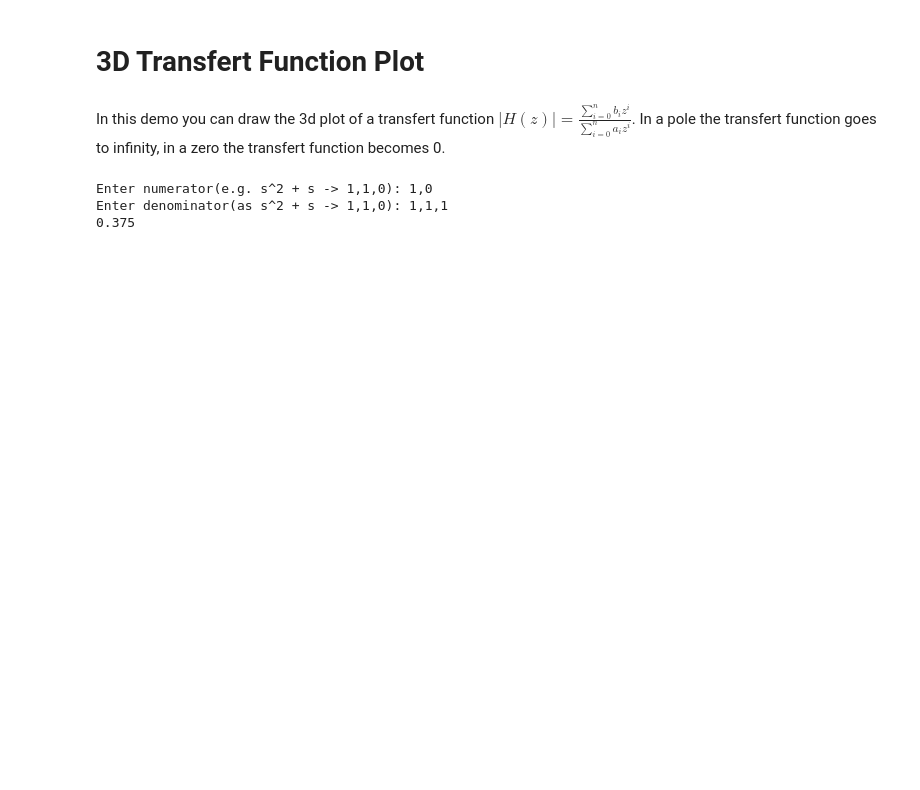
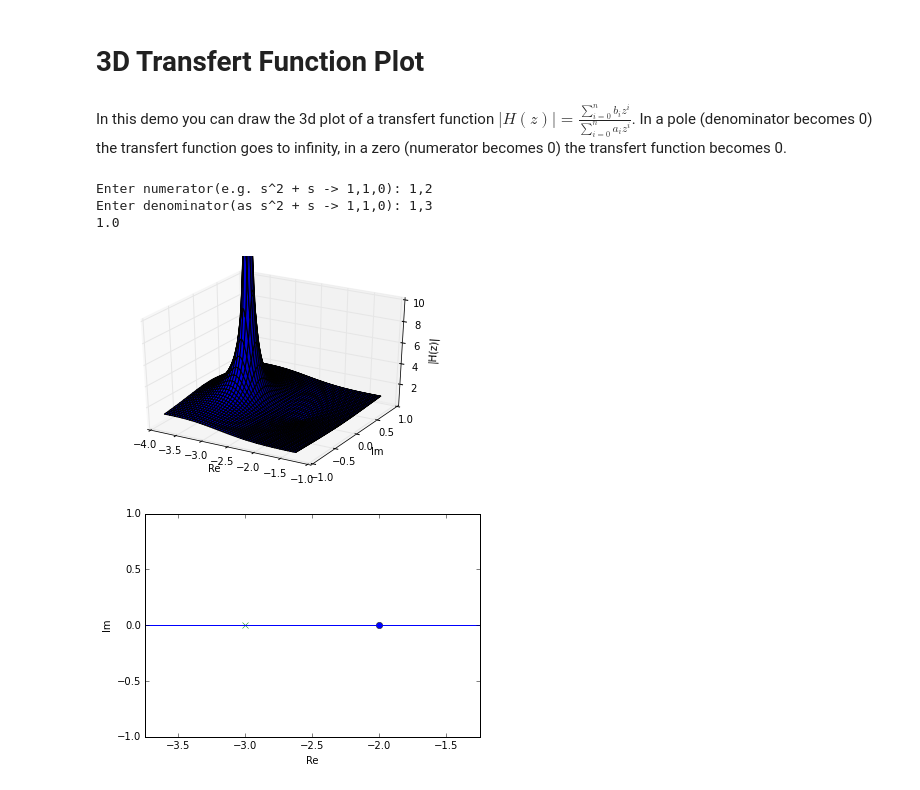
Before and after one commit to claesenm/kul-systeemtheorie, a Jupyter notebook: notebooks/3dPlotTransfertFunction_V2.ipynb, the cells around one changed output. Cells and saved outputs as stored; diff of their text form; code cells hidden in the pictures; blank space fills up the shorter version.

```diff
--- a/notebooks/3dPlotTransfertFunction_V2.ipynb
+++ b/notebooks/3dPlotTransfertFunction_V2.ipynb
@@ -1,37 +1,40 @@
 # %% [markdown]
 # 3D Transfert Function Plot
 # %% [markdown]
-In this demo you can draw the 3d plot of a transfert function $\mid H(z)\mid = \frac{\sum\limits_{i= 0}^{n} b_i z^{i}}{\sum\limits_{i= 0}^{n} a_i z^{i}}$. In a pole the transfert function goes to infinity, in a zero the transfert function becomes 0.
+In this demo you can draw the 3d plot of a transfert function $\mid H(z)\mid = \frac{\sum\limits_{i= 0}^{n} b_i z^{i}}{\sum\limits_{i= 0}^{n} a_i z^{i}}$. In a pole (denominator becomes 0) the transfert function goes to infinity, in a zero (numerator becomes 0) the transfert function becomes 0.
 # %%
 from A3dPlotTransfertFunction_V2 import *
-
+%matplotlib inline
+# A method for evaluating the transfert function using Horner scheme.
 def evaluate_fractional_polynomal(num,den,x,y):
     Z = x + y*1j
     numerator = num[0]
     for k in range(1,len(num)):
         numerator = (numerator * Z)+num[k]
     denominator = den[0]
     for l in range(1,len(den)):
         denominator = (denominator*Z) + den[l]
     return numerator/denominator
 
 # Handeling user input
 num = input_handler("Enter numerator(e.g. s^2 + s -> 1,1,0): ")
 den = input_handler("Enter denominator(as s^2 + s -> 1,1,0): ")
 # Calculation the zero and poles by converting transferfunction to zero pole representation. (ref: H5-Continu Time systems, Transfert Function)
 z,p,k = sig.tf2zpk(num,den)
 # Calculation optimal ranges for drawing
 x_min,x_max,y_min,y_max,z_min,z_max = dynamic_axis(z,p,k)
-X = np.arange(x_min, x_max, (x_max-x_min)/500.0)
-Y = np.arange(y_min, y_max, (y_max-y_min)/500.0)
+X = np.arange(x_min, x_max, (x_max-x_min)/2**9)
+Y = np.arange(y_min, y_max, (y_max-y_min)/2**9)
 xx,yy = np.meshgrid(X,Y)
 # Evaluate function for the given points
 zz = np.abs(evaluate_fractional_polynomal(num,den,xx,yy))
 # Plotting 3d plot
 draw_3d_plot(xx,yy,zz,z_min,z_max)
 # Plotting zero-pole diagram
 draw_zero_pole(z,p,x_min,x_max,y_min,y_max)
 # %% [output]
-Enter numerator(e.g. s^2 + s -> 1,1,0): 1,0
-Enter denominator(as s^2 + s -> 1,1,0): 1,1,1
-0.375
+Enter numerator(e.g. s^2 + s -> 1,1,0): 1,2
+Enter denominator(as s^2 + s -> 1,1,0): 1,3
+1.0
+[figure, added]
+[figure, added]
```
Also changed, not shown: 9 other files.
